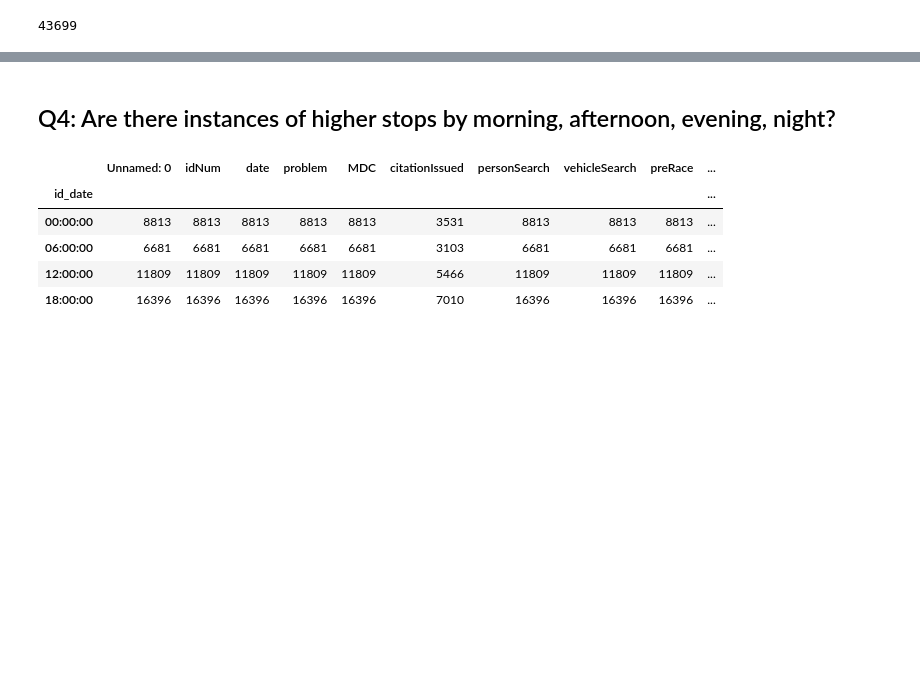
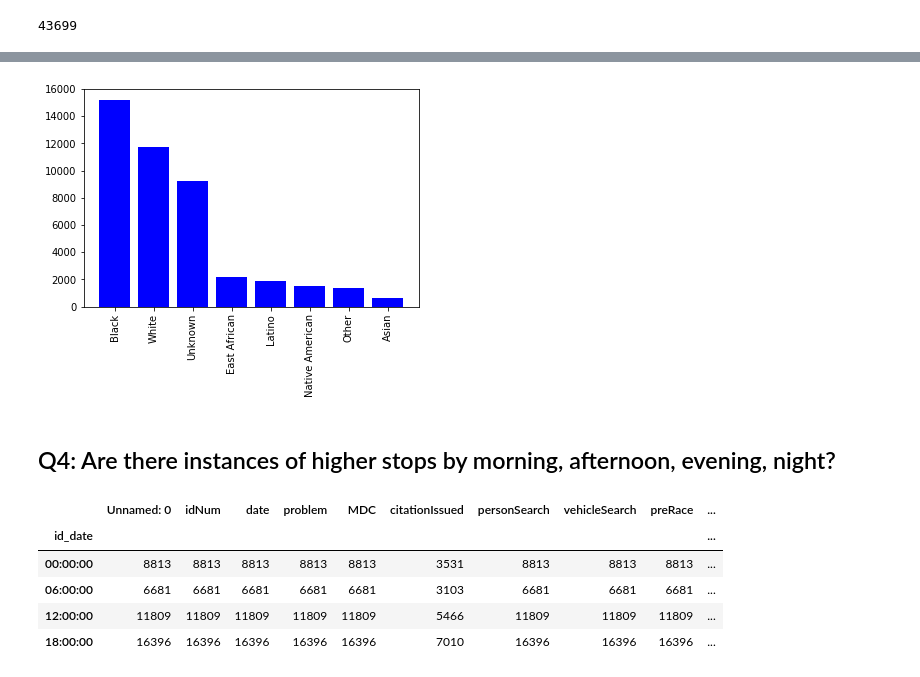
Before and after one commit to elu267/Project_GroupF, a Jupyter notebook: MN_Stop_Data.ipynb, the cells around one changed output, grey strips where cells are left out. Cells and saved outputs as stored; diff of their text form; code cells hidden in the pictures; blank space fills up the shorter version.

```diff
--- a/MN_Stop_Data.ipynb
+++ b/MN_Stop_Data.ipynb
@@ -151,3 +162,12 @@ race_count
+# %%
+# the labels need to be fixed and despite about 5 attempts, I cannot find the magical code to do that
+race_type = ['Black','White', 'Unknown', 'East African', 'Latino', 'Native American', 'Other', 'Asian']
+race_cnts = race_count['race'].values.tolist()
+plt.bar(race_type, race_cnts, color='b', align='center')
+plt.xticks(rotation='vertical')
+plt.show()
+# %% [output]
+[figure, added]
 # %% [markdown]
 ## Q4: Are there instances of higher stops by morning, afternoon, evening, night?
 # %%
```
Also changed, not shown: parts of 18 cells of this notebook, 1 other file.
